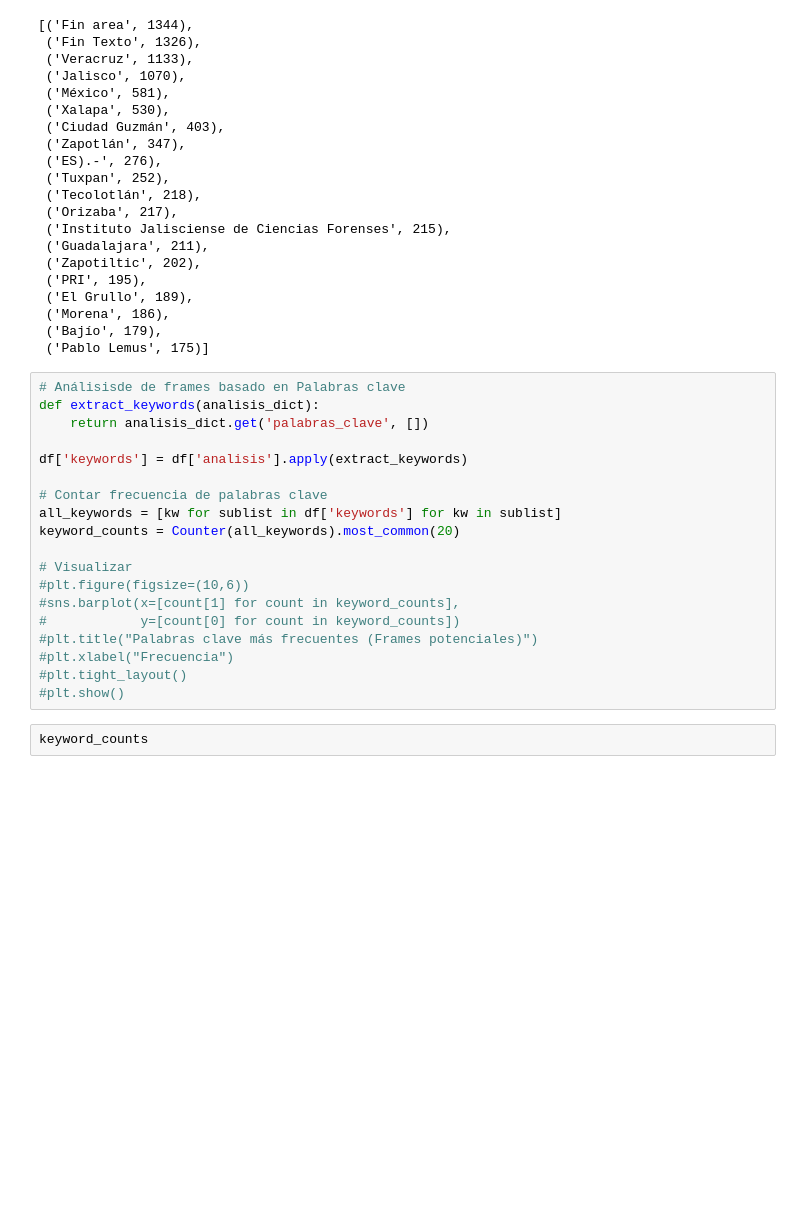
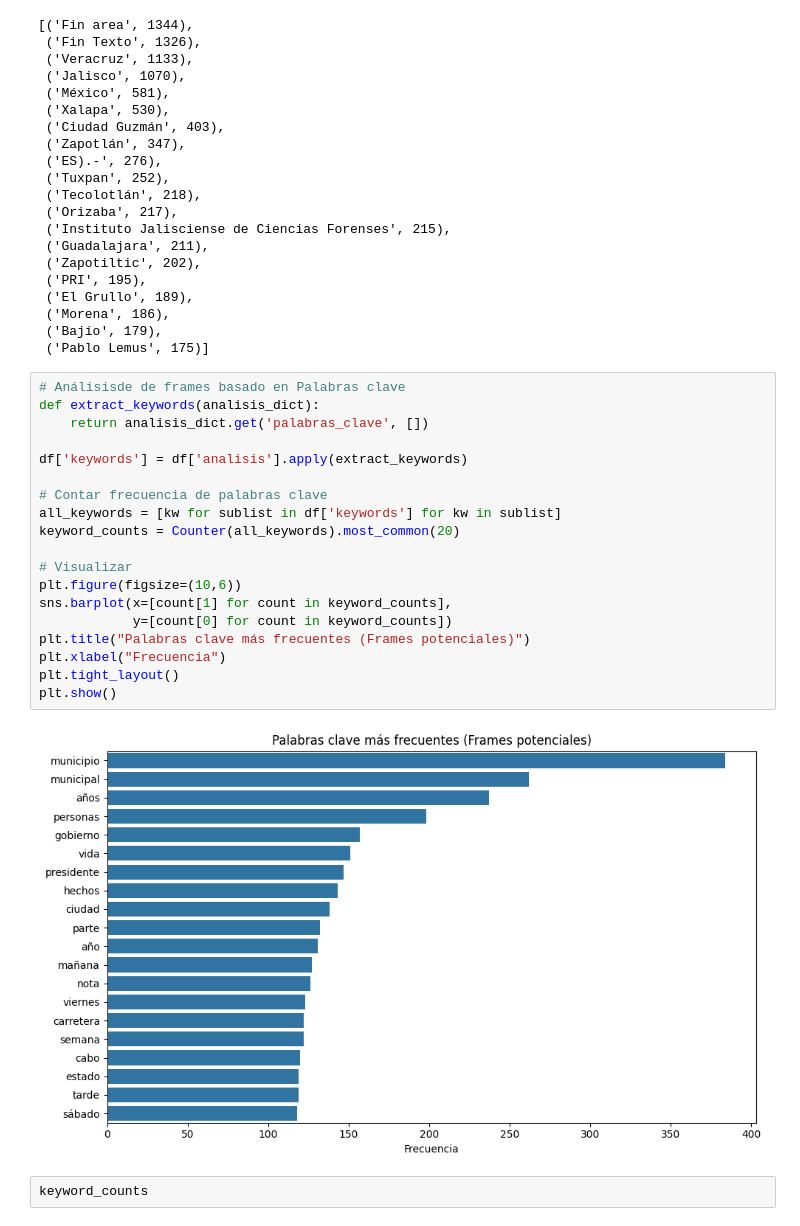
Before and after one commit to adrianodreamer/udg_paper, a Jupyter notebook: framing.ipynb, the cells around one changed output. Drawn from its saved outputs; the diff is of its cells as text; blank space fills up the shorter version.

```diff
--- a/framing.ipynb
+++ b/framing.ipynb
@@ -147,22 +235,24 @@ entity_counts
 # %%
 # Análisisde de frames basado en Palabras clave
 def extract_keywords(analisis_dict):
     return analisis_dict.get('palabras_clave', [])
 
 df['keywords'] = df['analisis'].apply(extract_keywords)
 
 # Contar frecuencia de palabras clave
 all_keywords = [kw for sublist in df['keywords'] for kw in sublist]
 keyword_counts = Counter(all_keywords).most_common(20)
 
 # Visualizar
-#plt.figure(figsize=(10,6))
-#sns.barplot(x=[count[1] for count in keyword_counts],
-#            y=[count[0] for count in keyword_counts])
-#plt.title("Palabras clave más frecuentes (Frames potenciales)")
-#plt.xlabel("Frecuencia")
-#plt.tight_layout()
-#plt.show()
+plt.figure(figsize=(10,6))
+sns.barplot(x=[count[1] for count in keyword_counts],
+            y=[count[0] for count in keyword_counts])
+plt.title("Palabras clave más frecuentes (Frames potenciales)")
+plt.xlabel("Frecuencia")
+plt.tight_layout()
+plt.show()
+# %% [output]
+[figure, added]
 # %%
 keyword_counts
 # %% [output]
```
Also changed, not shown: parts of 10 cells of this notebook, 2 other files.
